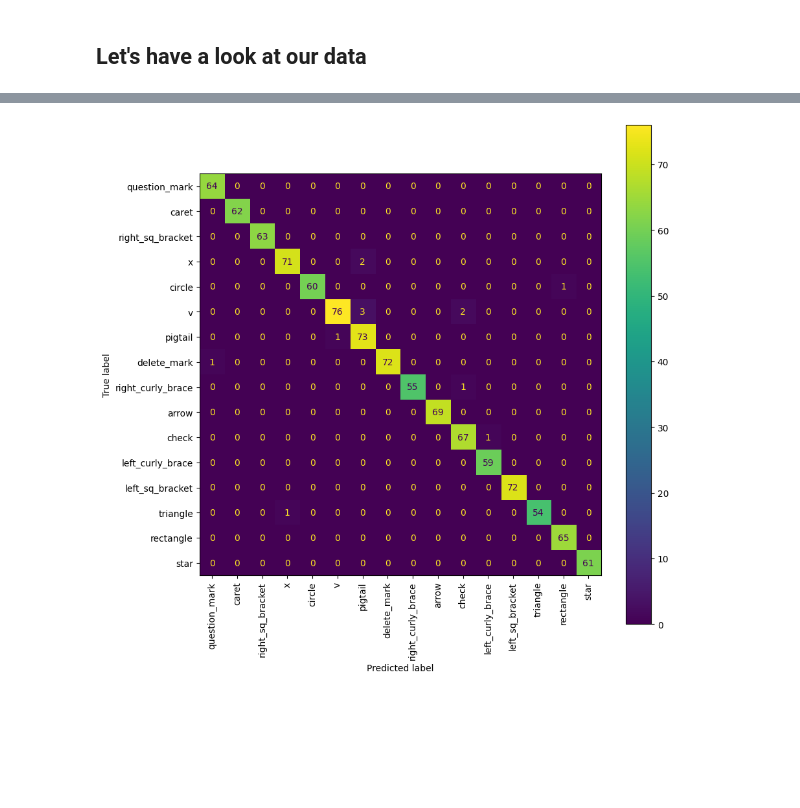
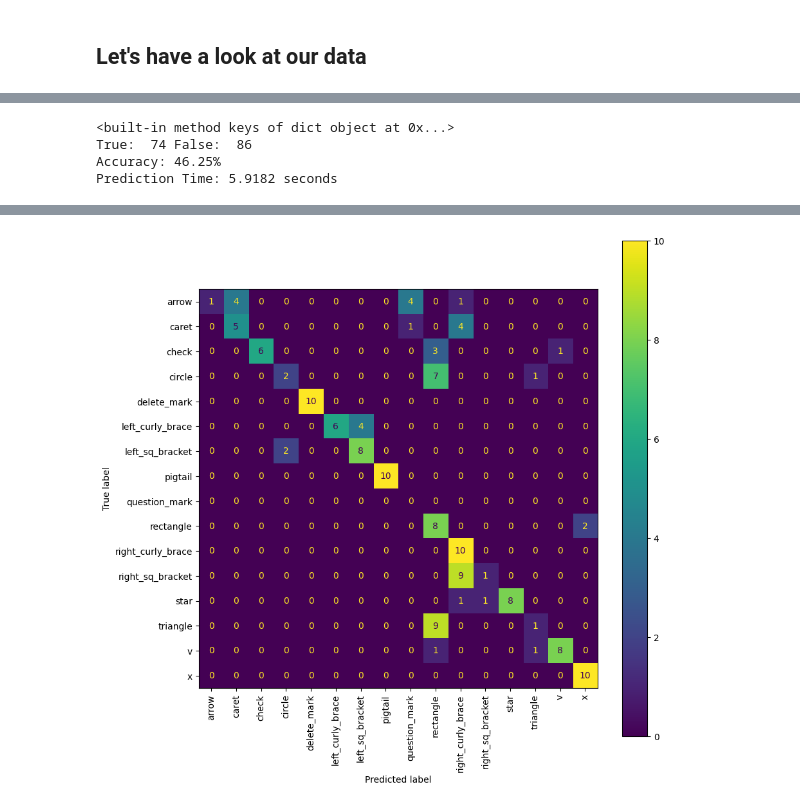
Before and after one commit to ITT-24/assignment-6-gesture-recognition-EmmaSophieReichert, a Jupyter notebook: unistroke-gestures.ipynb, the cells around one changed output, grey strips where cells are left out. Cells and saved outputs as stored; diff of their text form; code cells hidden in the pictures; blank space fills up the shorter version.

```diff
--- a/unistroke-gestures.ipynb
+++ b/unistroke-gestures.ipynb
@@ -3,6 +3,9 @@ from matplotlib import pyplot as plt
 import numpy as np
 import os
 import random
+import joblib
+import time
+import recognizer
 
 os.environ['TF_CPP_MIN_LOG_LEVEL'] = '2'
 
@@ -30,7 +33,7 @@ from tqdm import tqdm
 from sklearn.model_selection import train_test_split
 
 # import confusion matrix helper function
-from sklearn.metrics import confusion_matrix, ConfusionMatrixDisplay
+from sklearn.metrics import confusion_matrix, ConfusionMatrixDisplay, accuracy_score
 
 # resample signal to n samples
 from scipy.signal import resample
@@ -41,7 +44,12 @@ import xml.etree.ElementTree as ET
 # encoding and normalizing data
 from sklearn.preprocessing import LabelEncoder, StandardScaler
 
+from keras.models import load_model
+
 NUM_POINTS = 50
+
+encoder = joblib.load('label_encoder.pkl')
+label_classes = encoder.classes_
 # %%
 data = []
 
@@ -232,0 +117,17 @@ plt.plot(val_loss, '--', color='orange', alpha=0.5)
+# %%
+labels = [sample[0] for sample in data]
+labels_encoded = encoder.transform(labels) # used transform instead of fit_transform because encoder should not be changed
+y = to_categorical(labels_encoded)
+
+print(len(y[0]))
+
+sequences = [sample[1] for sample in data]
+X = np.array(sequences)
+
+#X_train, X_test, y_train, y_test = train_test_split(X, y, test_size=0.2, random_state=42)
+# use whole Dataset for training
+X_test = X
+y_test = y
+
+print(X_test.shape, y_test.shape)
+print(labels_encoded)
@@ -232,0 +164,4 @@ plt.plot(val_loss, '--', color='orange', alpha=0.5)
+# %%
+model_64 = load_model("models/gesture_64_neurons.keras")
+model_32 = load_model("models/gesture_32_neurons.keras")
+model_16 = load_model("models/gesture_16_neurons.keras")
@@ -233,6 +224,30 @@ plt.plot(val_loss, '--', color='orange', alpha=0.5)
+# %%
+dollarRecognizer = recognizer.DollarRecognizer()
+
+test_data = recognizer.load_unistrokes_from_XML("dataset/my-dataset")
+
+true = 0
+false = 0
+
+start_time = time.time()
+for unistroke in test_data:
+    if unistroke.name == dollarRecognizer.recognize(unistroke.points).name:
+        true = true + 1
+    else:
+        false = false + 1
+prediction_time_dollar_recognizer = time.time() - start_time
+print("True: ", str(true), "False: ", str(false))
+accuracy_dollar_recognizer = true/(true+false)
+print(f"Accuracy: {accuracy_dollar_recognizer * 100:.2f}%")
+print(f"Prediction Time: {prediction_time_dollar_recognizer:.4f} seconds")
+# %% [output]
+<built-in method keys of dict object at 0x...>
+True:  74 False:  86
+Accuracy: 46.25%
+Prediction Time: 5.9182 seconds
 # %%
 # let the model make predictions for our training data
-y_predictions = model.predict(X_test)
+y_predictions = model_16.predict(X_test)
 
 # to build a confusion matrix, we have to convert it to classifications
 # this can be done by using the argmax() function to set the probability to 1 and the rest to 0
@@ -245,7 +260,7 @@ conf_matrix = confusion_matrix(y_test_labels, y_predictions)
 
 fig = plt.figure(figsize=(10, 10))
 
-ConfusionMatrixDisplay(conf_matrix, display_labels=set(labels)).plot(ax=plt.gca())
+ConfusionMatrixDisplay(conf_matrix, display_labels=label_classes).plot(ax=plt.gca())
 
 plt.xticks(rotation=90, ha='center')
 pass
@@ -254,4 +269,4 @@ pass
-[figure, old version]
+[figure, new version]
 # %%
 # lets test the model in action
 
```
Also changed, not shown: parts of 20 cells of this notebook, 7 other files.
